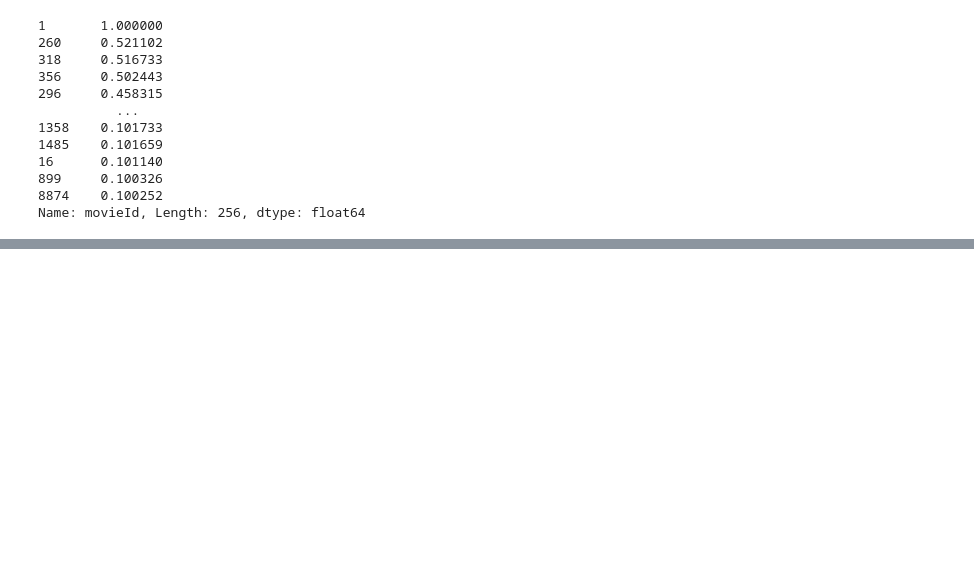
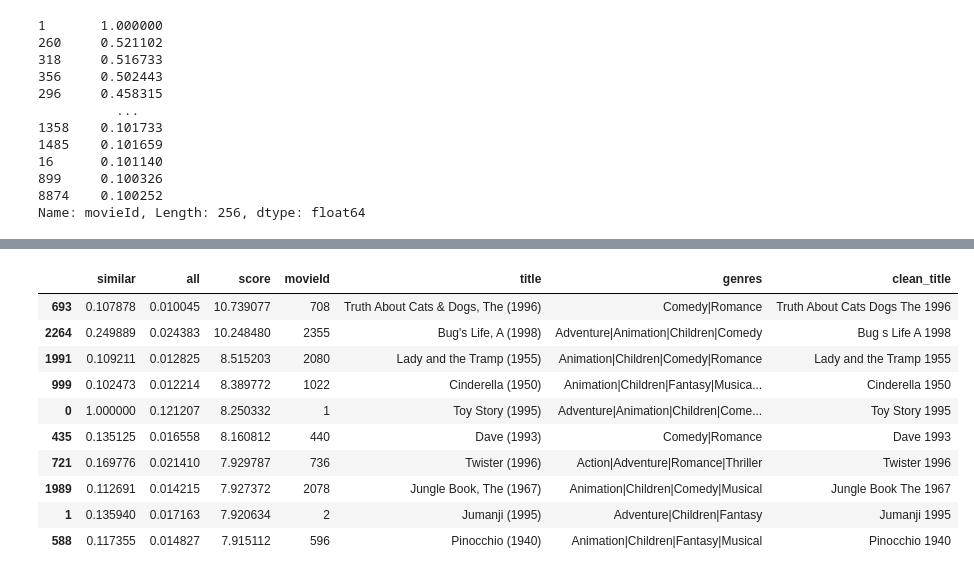
Before and after one commit to Benyamain/MovieRecommendations, a Jupyter notebook: MovieRecommendations.ipynb, the cells around one changed output, grey strips where cells are left out. Cells and saved outputs as stored; diff of their text form; code cells hidden in the pictures; blank space fills up the shorter version.

Commit message:
Recommendation system is finished!

```diff
--- a/MovieRecommendations.ipynb
+++ b/MovieRecommendations.ipynb
@@ -150,3 +150,6 @@ similar_user_recs
 899     0.100326
 8874    0.100252
 Name: movieId, Length: 256, dtype: float64
+# %%
+all_users = ratings[(ratings['movieId'].isin(similar_user_recs.index)) & (ratings['rating'] > 4)]
+all_users
@@ -152,0 +170,3 @@ Name: movieId, Length: 256, dtype: float64
+# %%
+all_users_recs = all_users['movieId'].value_counts() / len(all_users['userId'].unique())
+all_users_recs
@@ -152,0 +186,4 @@ Name: movieId, Length: 256, dtype: float64
+# %%
+rec_percentages = pd.concat([similar_user_recs, all_users_recs], axis=1)
+rec_percentages.columns = ['similar', 'all']
+rec_percentages
@@ -152,0 +204,4 @@ Name: movieId, Length: 256, dtype: float64
+# %%
+rec_percentages['score'] = rec_percentages['similar'] / rec_percentages['all']
+rec_percentages = rec_percentages.sort_values('score', ascending=False)
+rec_percentages
@@ -152,0 +222,15 @@ Name: movieId, Length: 256, dtype: float64
+# %%
+# Take top 10 recommendations and merge with movie data to get the title of the movies
+rec_percentages.head(10).merge(movies, left_index=True, right_on='movieId')
+# %% [output]
+|  | similar | all | score | movieId | title | genres | clean_title |
+| 693 | 0.107878 | 0.010045 | 10.739077 | 708 | Truth About Cats & Dogs, The (1996) | Comedy|Romance | Truth About Cats Dogs The 1996 |
+| 2264 | 0.249889 | 0.024383 | 10.248480 | 2355 | Bug's Life, A (1998) | Adventure|Animation|Children|Comedy | Bug s Life A 1998 |
+| 1991 | 0.109211 | 0.012825 | 8.515203 | 2080 | Lady and the Tramp (1955) | Animation|Children|Comedy|Romance | Lady and the Tramp 1955 |
+| 999 | 0.102473 | 0.012214 | 8.389772 | 1022 | Cinderella (1950) | Animation|Children|Fantasy|Musica... | Cinderella 1950 |
+| 0 | 1.000000 | 0.121207 | 8.250332 | 1 | Toy Story (1995) | Adventure|Animation|Children|Come... | Toy Story 1995 |
+| 435 | 0.135125 | 0.016558 | 8.160812 | 440 | Dave (1993) | Comedy|Romance | Dave 1993 |
+| 721 | 0.169776 | 0.021410 | 7.929787 | 736 | Twister (1996) | Action|Adventure|Romance|Thriller | Twister 1996 |
+| 1989 | 0.112691 | 0.014215 | 7.927372 | 2078 | Jungle Book, The (1967) | Animation|Children|Comedy|Musical | Jungle Book The 1967 |
+| 1 | 0.135940 | 0.017163 | 7.920634 | 2 | Jumanji (1995) | Adventure|Children|Fantasy | Jumanji 1995 |
+| 588 | 0.117355 | 0.014827 | 7.915112 | 596 | Pinocchio (1940) | Animation|Children|Fantasy|Musical | Pinocchio 1940 |
```
Also changed, not shown: parts of 6 cells of this notebook.
